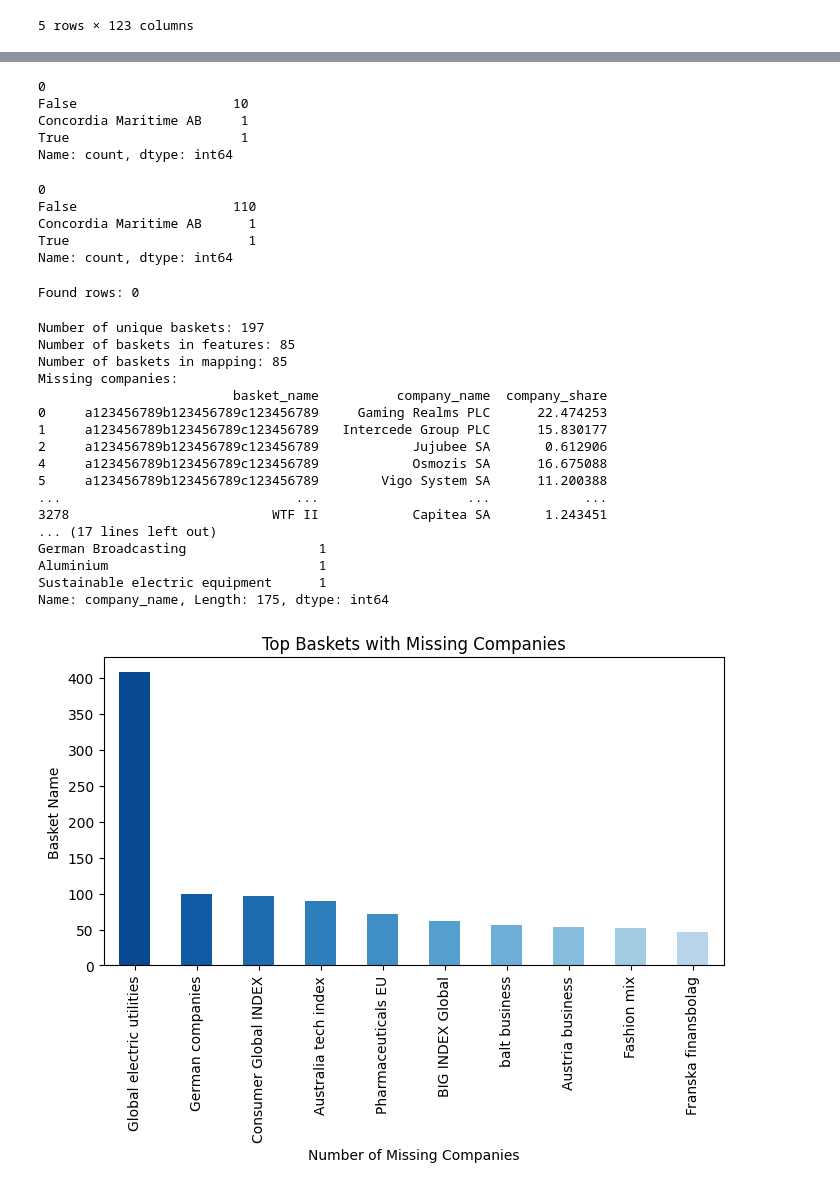
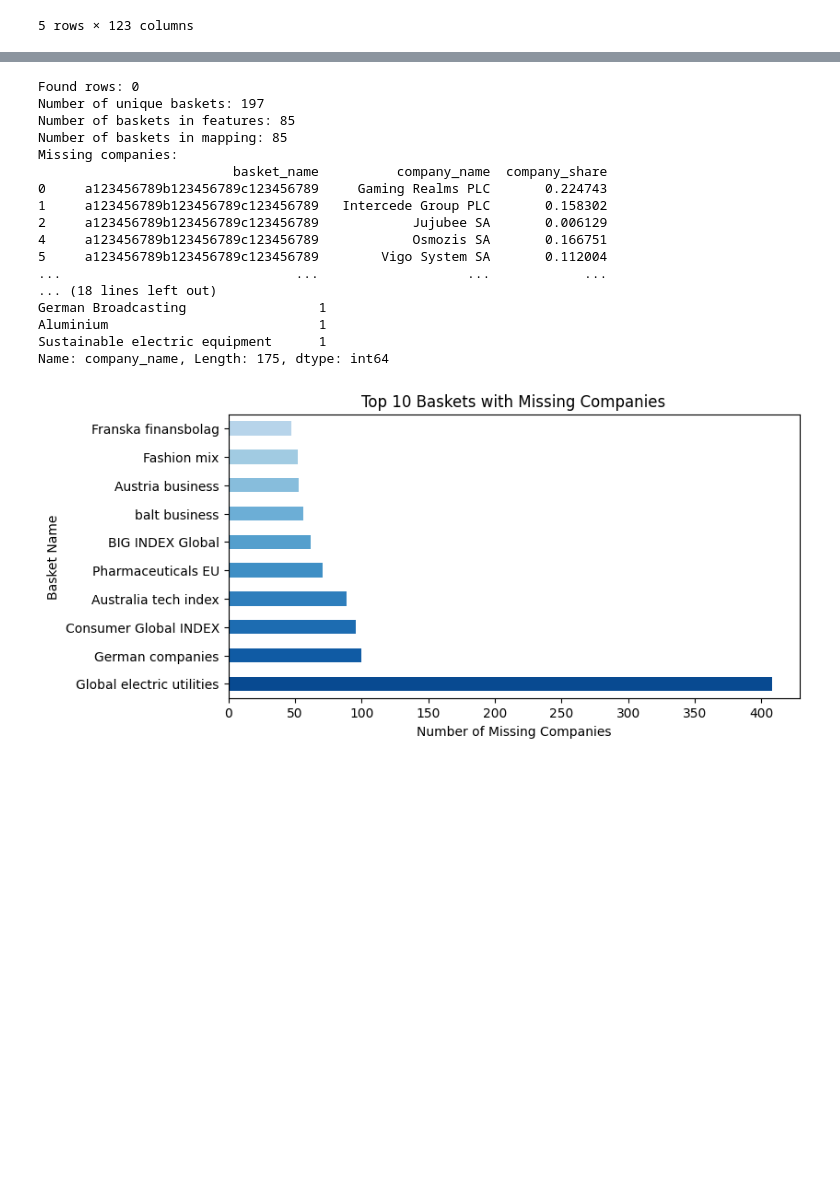
Before and after one commit to Lellalu/II142X_VT2025, a Jupyter notebook: stock_recommendation.ipynb, the cells around one changed output, grey strips where cells are left out. Cells and saved outputs as stored; diff of their text form; code cells hidden in the pictures; blank space fills up the shorter version.

Commit message:
update for initial version and data analysis

```diff
--- a/stock_recommendation.ipynb
+++ b/stock_recommendation.ipynb
@@ -8,9 +8,32 @@ import matplotlib.pyplot as plt
 # Load basket data
 basket_df = pd.read_csv("data/company_basket.csv", sep=";")
 
-# Load all Sweden stock data files
-stock_files = glob.glob("data/Sweden_*.txt")
-stock_data = pd.concat([pd.read_csv(f, sep=";") for f in stock_files])
+# Load all existing Sweden stock data files
+sweden_stock_files = glob.glob("data/Sweden_*.txt")
+
+# Load all new data files (both txt and csv)
+new_txt_files = glob.glob("data-*-*-*.txt")
+new_csv_files = glob.glob("data-*-*-*.csv")
+
+# Combine all file paths
+all_files = sweden_stock_files + new_txt_files + new_csv_files
+
+# Function to read a file based on its extension and path
+def read_file(file_path):
+    # For existing Sweden files and txt files, use semicolon separator
+    if file_path.endswith('.txt'):
+        return pd.read_csv(file_path, sep=";")
+    # For new CSV files
+    elif file_path.endswith('.csv'):
+        # If your CSV files also use semicolon separators
+        return pd.read_csv(file_path, sep=";")
+        # If your CSV files use comma separators, use this instead:
+        # return pd.read_csv(file_path)
+    else:
+        raise ValueError(f"Unsupported file extension for {file_path}")
+
+# Load and concatenate all files
+stock_data = pd.concat([read_file(f) for f in all_files])
 
 # Ensure all companies have an industry and sector
 stock_data["industry_name"] = stock_data["industry_name"].fillna("Unknown")
@@ -110,66 +127,48 @@ Name: count, dtype: int64
-# %%
-sector_encoded.iloc[0].value_counts()
-# %% [output]
-0
-False                    10
-Concordia Maritime AB     1
-True                      1
-Name: count, dtype: int64
-# %%
-industry_encoded.iloc[0].value_counts()
-# %% [output]
-0
-False                    110
-Concordia Maritime AB      1
-True                       1
-Name: count, dtype: int64
-# %%
-merged = pd.merge(basket_df, stock_features, on='company_name')
-merged
-wtf_rows = merged[merged['basket_name'] == "WTF II"]
-print("Found rows:", len(wtf_rows))
-# %% [output]
-Found rows: 0
 # %%
 # Debug information
+merged = pd.merge(basket_df, stock_features, on='company_name')
+merged
+wtf_rows = merged[merged['basket_name'] == "WTF II"]
+print("Found rows:", len(wtf_rows))
+
 num_baskets = basket_df['basket_name'].nunique()
 print(f"Number of unique baskets: {num_baskets}")
 print("Number of baskets in features:", len(basket_features))
 print("Number of baskets in mapping:", len(basket_to_idx))
 
 # Check companies in basket_df that aren't in stock_features
 missing_companies = basket_df[~basket_df['company_name'].isin(stock_features['company_name'])]
 print("Missing companies:")
 print(missing_companies)
 
 # Check how many companies are lost per basket
 lost_companies = missing_companies.groupby('basket_name')['company_name'].count()
 lost_companies = lost_companies.sort_values(ascending=False)
 n_lost_companies = 10
 plt.figure(figsize=(8, 4))
 colors = plt.cm.Blues(np.linspace(0.9, 0.3, n_lost_companies))
-lost_companies.head(n_lost_companies).plot(kind='bar', color=colors)
-plt.title('Top Baskets with Missing Companies')
+lost_companies.head(n_lost_companies).plot(kind='barh', color=colors)
+plt.title('Top 10 Baskets with Missing Companies')
 plt.xlabel('Number of Missing Companies')
 plt.ylabel('Basket Name')
 print("\nNumber of lost companies per basket:")
 print(lost_companies)
 # %% [output]
+Found rows: 0
 Number of unique baskets: 197
 Number of baskets in features: 85
 Number of baskets in mapping: 85
 Missing companies:
                          basket_name          company_name  company_share
-0     a123456789b123456789c123456789     Gaming Realms PLC      22.474253
-1     a123456789b123456789c123456789   Intercede Group PLC      15.830177
-2     a123456789b123456789c123456789            Jujubee SA       0.612906
-4     a123456789b123456789c123456789            Osmozis SA      16.675088
-5     a123456789b123456789c123456789        Vigo System SA      11.200388
+0     a123456789b123456789c123456789     Gaming Realms PLC       0.224743
+1     a123456789b123456789c123456789   Intercede Group PLC       0.158302
+2     a123456789b123456789c123456789            Jujubee SA       0.006129
+4     a123456789b123456789c123456789            Osmozis SA       0.166751
+5     a123456789b123456789c123456789        Vigo System SA       0.112004
 ...                              ...                   ...            ...
-3278                          WTF II            Capitea SA       1.243451
-... (17 lines left out)
+... (18 lines left out)
 German Broadcasting                 1
 Aluminium                           1
 Sustainable electric equipment      1
 Name: company_name, Length: 175, dtype: int64
-[figure, old version]
+[figure, new version]
```
Also changed, not shown: parts of 2 cells of this notebook, 1 other file.
